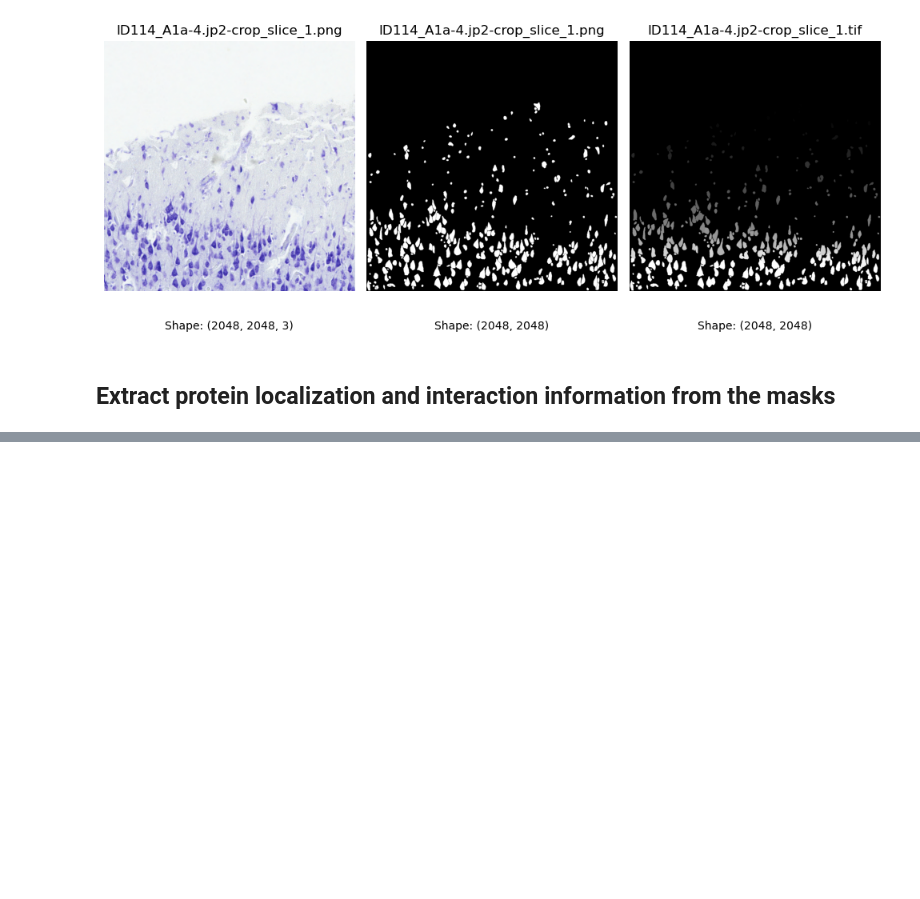
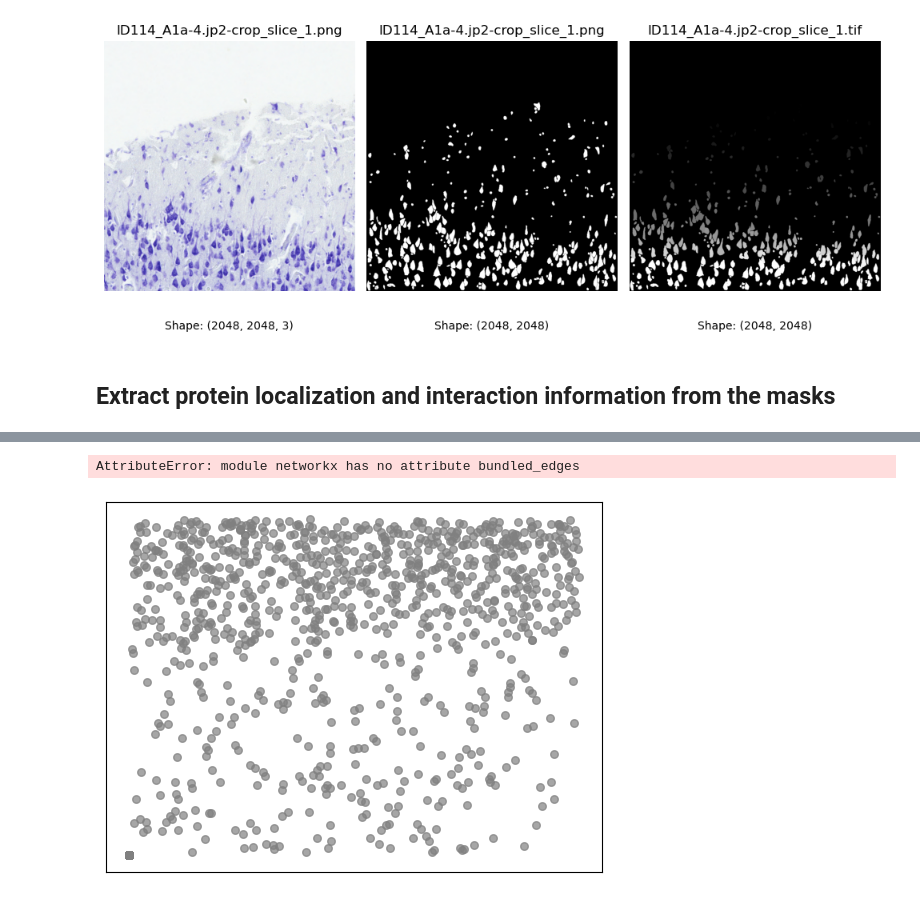
Before and after one commit to Ndaruga/Graph-Network-Analysis-for-cell-Organization, a Jupyter notebook: network_analysis.ipynb, the cells around one changed output, grey strips where cells are left out. Drawn from its saved outputs; the diff is of its cells as text; code cells hidden in the pictures; blank space fills up the shorter version.

```diff
--- a/network_analysis.ipynb
+++ b/network_analysis.ipynb
@@ -272,6 +344,22 @@ batch_data.head()
 # %%
 
 # Step 3: Network Analysis using Louvain Algorithm
+from community import community_louvain
+# import community as community_louvain  # Louvain algorithm package
+
+partition = community_louvain.best_partition(cell_network_graph)
+
 # Use NetworkX library to implement the Louvain algorithm for community detection
 # Partition the cell network into communities (protein complexes)
 # Analyze the communities to identify important nodes and pathways
+# Analyze the communities
+communities = {}
+for node, community_id in partition.items():
+    if community_id not in communities:
+        communities[community_id] = []
+    communities[community_id].append(node)
+
+# Print the communities
+print("Identified Communities (Protein Complexes):")
+for community_id, nodes in communities.items():
+    print(f"Community {community_id}: {nodes}")
@@ -280,3 +412,44 @@ batch_data.head()
 # Step 4: Network Visualization
 # Use NetworkX or other libraries like Matplotlib or Plotly to visualize the cell network
 # Visualize protein complexes as separate subgraphs or colors for better understanding
+# %%
+
+# Filter nodes based on degree centrality
+degree_centrality = nx.degree_centrality(cell_network_graph)
+important_nodes = {node for node, centrality in degree_centrality.items() if centrality > 0.05}  # Adjust the threshold as needed
+
+# Visualization of the cell_network_graph with protein complexes as subgraphs
+pos = nx.get_node_attributes(cell_network_graph, 'centroid')  # Get positions of nodes
+
+# Create separate node lists for important and non-important nodes
+important_nodes_list = [node for node in cell_network_graph.nodes() if node in important_nodes]
+non_important_nodes_list = [node for node in cell_network_graph.nodes() if node not in important_nodes]
+
+# Draw important nodes with their area as node size and color based on communities
+important_node_sizes = [data['area'] for node, data in cell_network_graph.nodes(data=True) if node in important_nodes]
+important_node_colors = [partition[node] for node in important_nodes_list]
+nx.draw_networkx_nodes(cell_network_graph, pos, nodelist=important_nodes_list, node_size=important_node_sizes, node_color=important_node_colors, cmap='viridis', alpha=0.7)
+
+# Draw non-important nodes with a fixed size and color (if desired)
+nx.draw_networkx_nodes(cell_network_graph, pos, nodelist=non_important_nodes_list, node_size=30, node_color='gray', alpha=0.7)
+
+# Draw edges with edge bundling
+bundled_edges = nx.bundled_edges(cell_network_graph)
+nx.draw_networkx_edges(cell_network_graph, pos, edgelist=bundled_edges, edge_color='gray', alpha=0.5)
+
+# Draw protein complexes as subgraphs with distinct colors
+colors = plt.cm.get_cmap('tab20', num_communities)
+for i, protein_complex in enumerate(protein_complexes):
+    nx.draw(protein_complex, pos, node_size=30, node_color=[colors(i)], alpha=0.7, edge_color='gray', linewidths=0.5)
+
+# Label only important nodes
+important_node_labels = {node: str(node) for node in important_nodes}
+nx.draw_networkx_labels(cell_network_graph, pos, labels=important_node_labels, font_size=10, font_color='black')
+
+# Set plot properties
+plt.title("Cell Network Graph with Protein Complexes (Filtered)")
+plt.axis('off')
+plt.show()
+# %% [output]
+AttributeError: module networkx has no attribute bundled_edges
+[figure, added]
```
Also changed, not shown: parts of 15 cells of this notebook.
